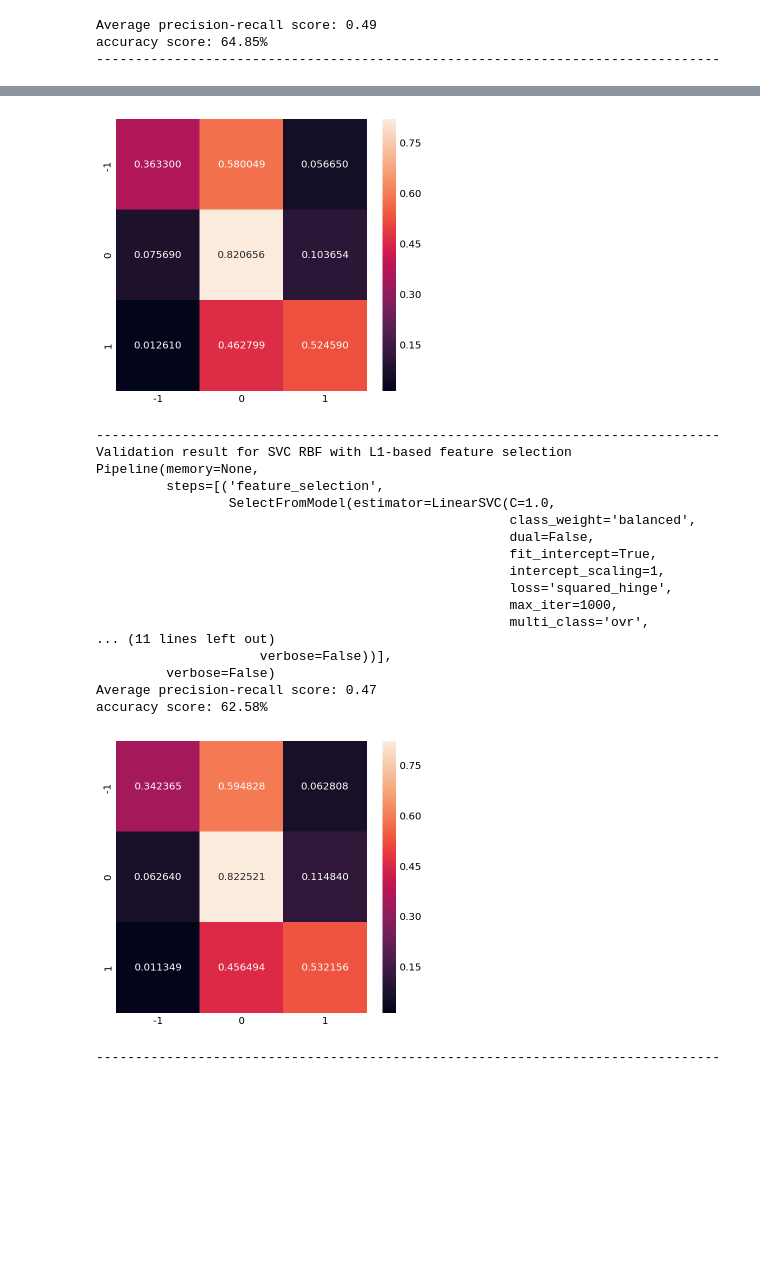
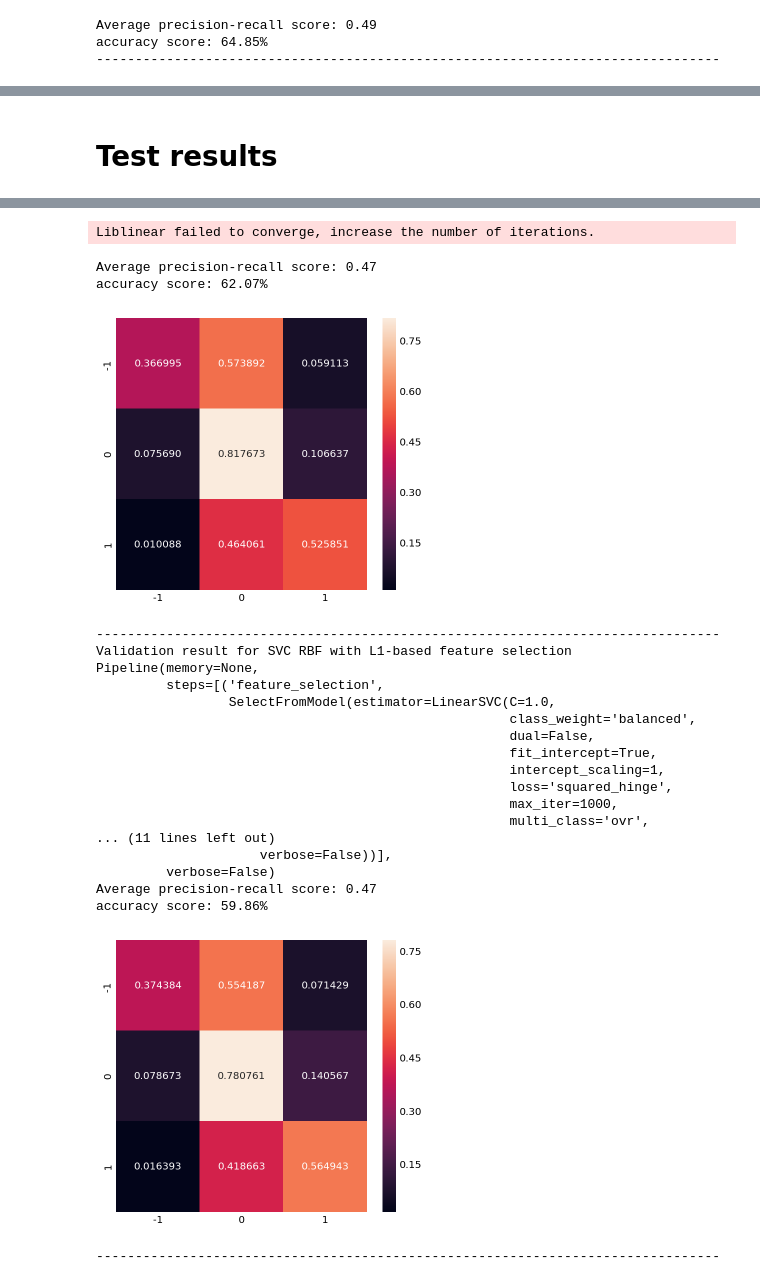
Before and after one commit to jwiszowata/sentiment, a Jupyter notebook: Sentiment Analysis.ipynb, the cells around one changed output, grey strips where cells are left out. Cells and saved outputs as stored; diff of their text form; code cells hidden in the pictures; blank space fills up the shorter version.

```diff
--- a/Sentiment Analysis.ipynb
+++ b/Sentiment Analysis.ipynb
@@ -221,3 +249,7 @@ def acc_summary(pipeline, x_train, y_train, x_test, y_test):
     multi_class_confusion_matrix(y_test, y_pred)
     print ("-"*80)
     return accuracy, precision, recall, average_precision, fpr, tpr
+# %%
+vec = TfidfVectorizer(min_df=0)
+vec.set_params(stop_words=None, max_features=10000000, ngram_range=(1, 3))
+vec.fit(x_train, y_train)
@@ -578,25 +644,0 @@ Best parameter (CV score=0.695):
-# %%
-from sklearn.model_selection import GridSearchCV
-
-vectorizer = TfidfVectorizer(min_df=0)
-vectorizer.set_params(stop_words=None, max_features=100000, ngram_range=(1,3))
-
-parameters = {'svc__estimator__penalty':('l1', 'l2'),
-              'svc__estimator__loss':('hinge', 'squared_hinge'),
-              'svc__estimator__C':[1, 2, 5, 10],
-              'svc__estimator__max_iter':(1000, 2000, 5000, 10000),
-             }
-
-pipe = Pipeline([
-        ('vectorizer', vectorizer),
-        ('feature_selection', SelectFromModel(LinearSVC(penalty="l1", dual=False, class_weight='balanced'))),
-        ('svc', OneVsRestClassifier(LinearSVC(class_weight='balanced')))])
-
-search = GridSearchCV(pipe,
-                      param_grid=parameters,
-                      n_jobs=-1,
-                      cv=[(train_indeces, validation_indeces)],
-                      scoring='f1_weighted')
-search.fit(x_train_val, y_train_val)
-print("Best parameter (CV score=%0.3f):" % search.best_score_)
-print(search.best_params_)
@@ -665,16 +722,18 @@ tuned_fig = ROC_curve(tuned_names, tuned_fp, tuned_tp)
 py.iplot(tuned_fig)
 # %% [output]
 [interactive output not drawn]
+# %% [markdown]
+# Test results
 # %%
 tuned_names = ["LinearSVC with L1-based feature selection",
          "SVC RBF with L1-based feature selection"]
 tuned_classifiers = [
     Pipeline([
   ('feature_selection', SelectFromModel(LinearSVC(penalty="l1", dual=False, class_weight='balanced'))),
-  ('classification', LinearSVC(penalty="l2", class_weight='balanced', C=1, loss='hinge', max_iter=5000))]),
+  ('classification', LinearSVC(penalty="l2", class_weight='balanced', C=1, loss='hinge', max_iter=1000))]),
     Pipeline([
   ('feature_selection', SelectFromModel(LinearSVC(penalty="l1", dual=False, class_weight='balanced'))),
-  ('classification', SVC(C=1, gamma='scale', kernel='rbf', class_weight='balanced'))]),
+  ('classification', SVC(C=0.5, gamma='scale', kernel='rbf', class_weight='balanced'))]),
     ]
 tuned_zipped_clf = zip(tuned_names, tuned_classifiers)
 
@@ -718,20 +777,23 @@ accuracy score: 62.12%
+Liblinear failed to converge, increase the number of iterations.
+Average precision-recall score: 0.47
+accuracy score: 62.07%
-[figure, old version]
+[figure, new version]
---------------------------------------------------------------------------------
-Validation result for SVC RBF with L1-based feature selection
-Pipeline(memory=None,
-         steps=[('feature_selection',
-                 SelectFromModel(estimator=LinearSVC(C=1.0,
-                                                     class_weight='balanced',
-                                                     dual=False,
-                                                     fit_intercept=True,
-                                                     intercept_scaling=1,
-                                                     loss='squared_hinge',
-                                                     max_iter=1000,
-                                                     multi_class='ovr',
-... (11 lines left out)
-                     verbose=False))],
-         verbose=False)
-Average precision-recall score: 0.47
-accuracy score: 62.58%
+--------------------------------------------------------------------------------
+Validation result for SVC RBF with L1-based feature selection
+Pipeline(memory=None,
+         steps=[('feature_selection',
+                 SelectFromModel(estimator=LinearSVC(C=1.0,
+                                                     class_weight='balanced',
+                                                     dual=False,
+                                                     fit_intercept=True,
+                                                     intercept_scaling=1,
+                                                     loss='squared_hinge',
+                                                     max_iter=1000,
+                                                     multi_class='ovr',
+... (11 lines left out)
+                     verbose=False))],
+         verbose=False)
+Average precision-recall score: 0.47
+accuracy score: 59.86%
-[figure, old version]
+[figure, new version]
---------------------------------------------------------------------------------
+--------------------------------------------------------------------------------
```
Also changed, not shown: parts of 20 cells of this notebook.
